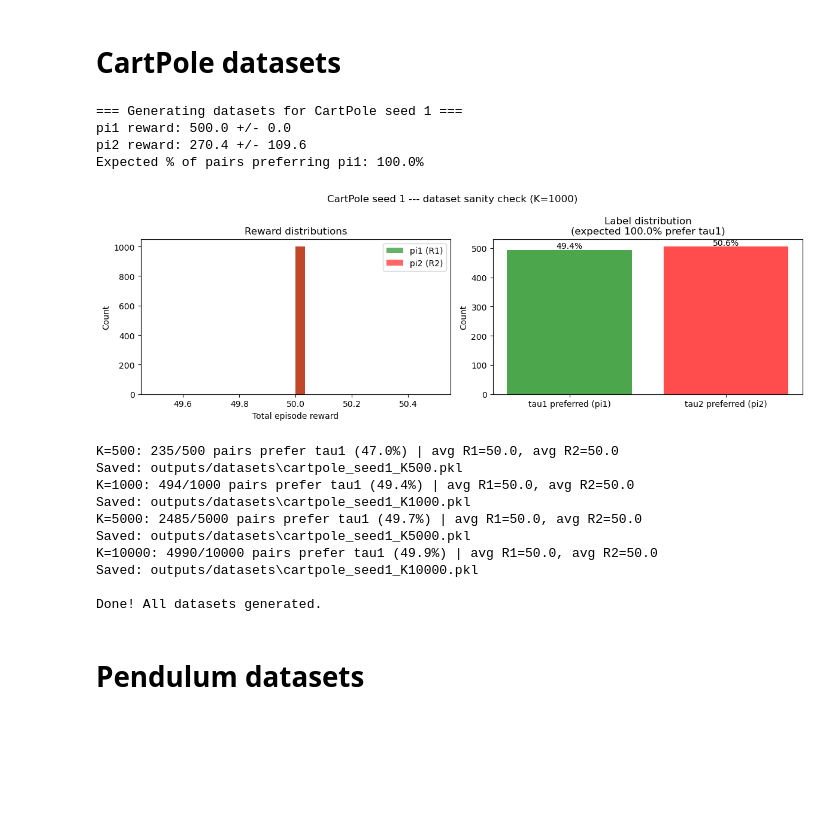
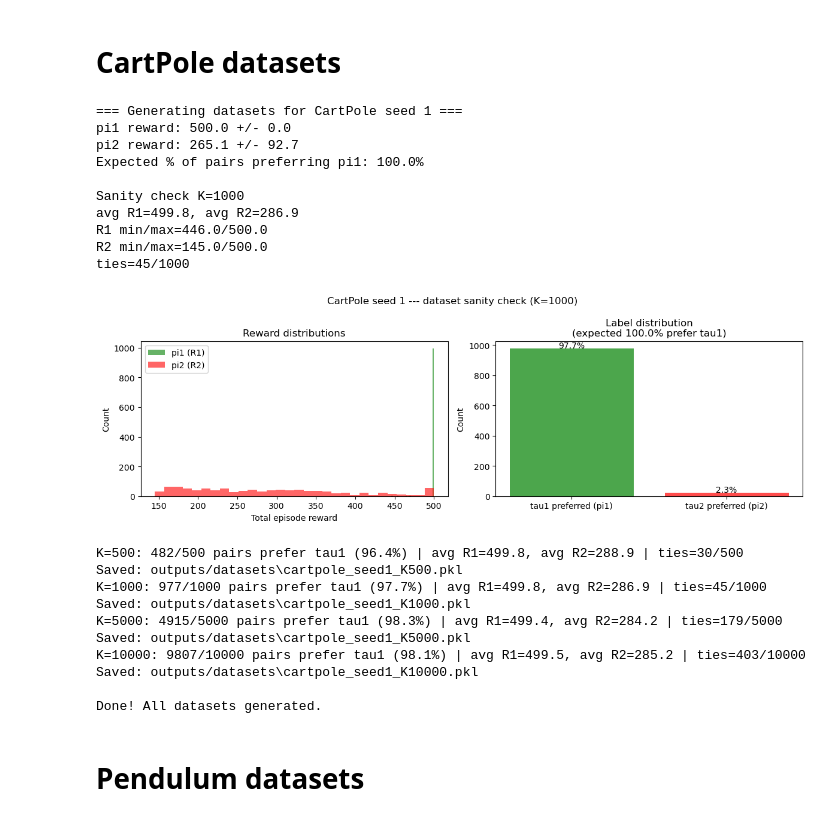
Before and after one commit to mgatti03/EE-568-Reinforcement-Project, a Jupyter notebook: preference_data.ipynb, the cells around one changed output. Drawn from its saved outputs; the diff is of its cells as text; code cells hidden in the pictures; blank space fills up the shorter version.

Commit message:
fixed preference data

```diff
--- a/preference_data.ipynb
+++ b/preference_data.ipynb
@@ -71,7 +71,10 @@ def generate_dataset_with_seed(pi1, pi2, env, K, dataset_seed):
 
 K_values = [500, 1000, 5000, 10000]
 seed = 1
-env = gym.make("CartPole-v1")
+# env = gym.make("CartPole-v1")
+
+base_env = gym.make("CartPole-v1")
+env = gym.wrappers.TimeLimit(base_env.unwrapped, max_episode_steps=500) # override default 50 step limit
 
 print(f"\n=== Generating datasets for CartPole seed {seed} ===")
 
@@ -84,6 +87,9 @@ mean_r2, std_r2 = evaluate_policy(pi2, env, n_eval_episodes=20, deterministic=Tr
 print(f"pi1 reward: {mean_r1:.1f} +/- {std_r1:.1f}")
 print(f"pi2 reward: {mean_r2:.1f} +/- {std_r2:.1f}")
 
+if abs(mean_r1 - mean_r2) < 1e-6:
+    print("WARNING: pi1 and pi2 have identical mean rewards. Preferences may still be noisy.")
+
 # compute expected label rate analytically
 c = max(mean_r1, mean_r2)
 expected_p = np.exp(mean_r1 - c) / (np.exp(mean_r1 - c) + np.exp(mean_r2 - c))
@@ -95,6 +101,22 @@ dataset_1000 = generate_dataset_with_seed(pi1, pi2, env, 1000, dataset_seed=seed
 R1_list = [d["R_1"] for d in dataset_1000]
 R2_list = [d["R_2"] for d in dataset_1000]
 labels   = [d["label"] for d in dataset_1000]
+
+
+ties = sum(1 for r1, r2 in zip(R1_list, R2_list) if r1 == r2)
+
+print()
+print("Sanity check K=1000")
+print(f"avg R1={np.mean(R1_list):.1f}, avg R2={np.mean(R2_list):.1f}")
+print(f"R1 min/max={np.min(R1_list):.1f}/{np.max(R1_list):.1f}")
+print(f"R2 min/max={np.min(R2_list):.1f}/{np.max(R2_list):.1f}")
+print(f"ties={ties}/{len(R1_list)}")
+
+if ties == len(R1_list):
+    raise RuntimeError(
+        "Dataset still broken: all CartPole pairs are ties. "
+        "Check that the env is really using max_episode_steps=500."
+    )
 
 fig, axes = plt.subplots(1, 2, figsize=(12, 4))
 fig.suptitle(f"CartPole seed {seed} --- dataset sanity check (K=1000)")
@@ -111,44 +133,64 @@ axes[0].legend()
 preferred_tau1 = labels.count(0)
 preferred_tau2 = labels.count(1)
 axes[1].bar(["tau1 preferred (pi1)", "tau2 preferred (pi2)"],
             [preferred_tau1, preferred_tau2],
             color=["green", "red"], alpha=0.7)
 axes[1].set_ylabel("Count")
 axes[1].set_title(f"Label distribution\n(expected {100*expected_p:.1f}% prefer tau1)")
 for i, v in enumerate([preferred_tau1, preferred_tau2]):
     axes[1].text(i, v + 5, f"{100*v/1000:.1f}%", ha="center")
 
 plt.tight_layout()
 plt.show()
 
 # now generate and save all dataset sizes
 for K in K_values:
     dataset = generate_dataset_with_seed(pi1, pi2, env, K, dataset_seed=seed)
     preferred_tau1 = sum(1 for d in dataset if d["label"] == 0)
     mean_R1 = np.mean([d["R_1"] for d in dataset])
     mean_R2 = np.mean([d["R_2"] for d in dataset])
-    print(f"K={K}: {preferred_tau1}/{K} pairs prefer tau1 ({100*preferred_tau1/K:.1f}%) | "
-            f"avg R1={mean_R1:.1f}, avg R2={mean_R2:.1f}")
+
+    ties = sum(1 for d in dataset if d["R_1"] == d["R_2"])
+
+
+    print(
+        f"K={K}: {preferred_tau1}/{K} pairs prefer tau1 "
+        f"({100*preferred_tau1/K:.1f}%) | "
+        f"avg R1={mean_R1:.1f}, avg R2={mean_R2:.1f} | "
+        f"ties={ties}/{K}"
+    )
+
+    if ties == K:
+        raise RuntimeError(
+            f"K={K} dataset still broken: all pairs are ties."
+        )
+
 
     filename = os.path.join(dataset_path, f"cartpole_seed{seed}_K{K}.pkl")
     with open(filename, "wb") as f:
         pickle.dump(dataset, f)
     print(f"Saved: {filename}")
 
 print("\nDone! All datasets generated.")
 # %% [output]
 === Generating datasets for CartPole seed 1 ===
 pi1 reward: 500.0 +/- 0.0
-pi2 reward: 270.4 +/- 109.6
+pi2 reward: 265.1 +/- 92.7
 Expected % of pairs preferring pi1: 100.0%
+
+Sanity check K=1000
+avg R1=499.8, avg R2=286.9
+R1 min/max=446.0/500.0
+R2 min/max=145.0/500.0
+ties=45/1000
-[figure, old version]
+[figure, new version]
-K=500: 235/500 pairs prefer tau1 (47.0%) | avg R1=50.0, avg R2=50.0
+K=500: 482/500 pairs prefer tau1 (96.4%) | avg R1=499.8, avg R2=288.9 | ties=30/500
 Saved: outputs/datasets\cartpole_seed1_K500.pkl
-K=1000: 494/1000 pairs prefer tau1 (49.4%) | avg R1=50.0, avg R2=50.0
+K=1000: 977/1000 pairs prefer tau1 (97.7%) | avg R1=499.8, avg R2=286.9 | ties=45/1000
 Saved: outputs/datasets\cartpole_seed1_K1000.pkl
-K=5000: 2485/5000 pairs prefer tau1 (49.7%) | avg R1=50.0, avg R2=50.0
+K=5000: 4915/5000 pairs prefer tau1 (98.3%) | avg R1=499.4, avg R2=284.2 | ties=179/5000
 Saved: outputs/datasets\cartpole_seed1_K5000.pkl
-K=10000: 4990/10000 pairs prefer tau1 (49.9%) | avg R1=50.0, avg R2=50.0
+K=10000: 9807/10000 pairs prefer tau1 (98.1%) | avg R1=499.5, avg R2=285.2 | ties=403/10000
 Saved: outputs/datasets\cartpole_seed1_K10000.pkl
 
 Done! All datasets generated.
```
Also changed, not shown: parts of 1 cell of this notebook.
